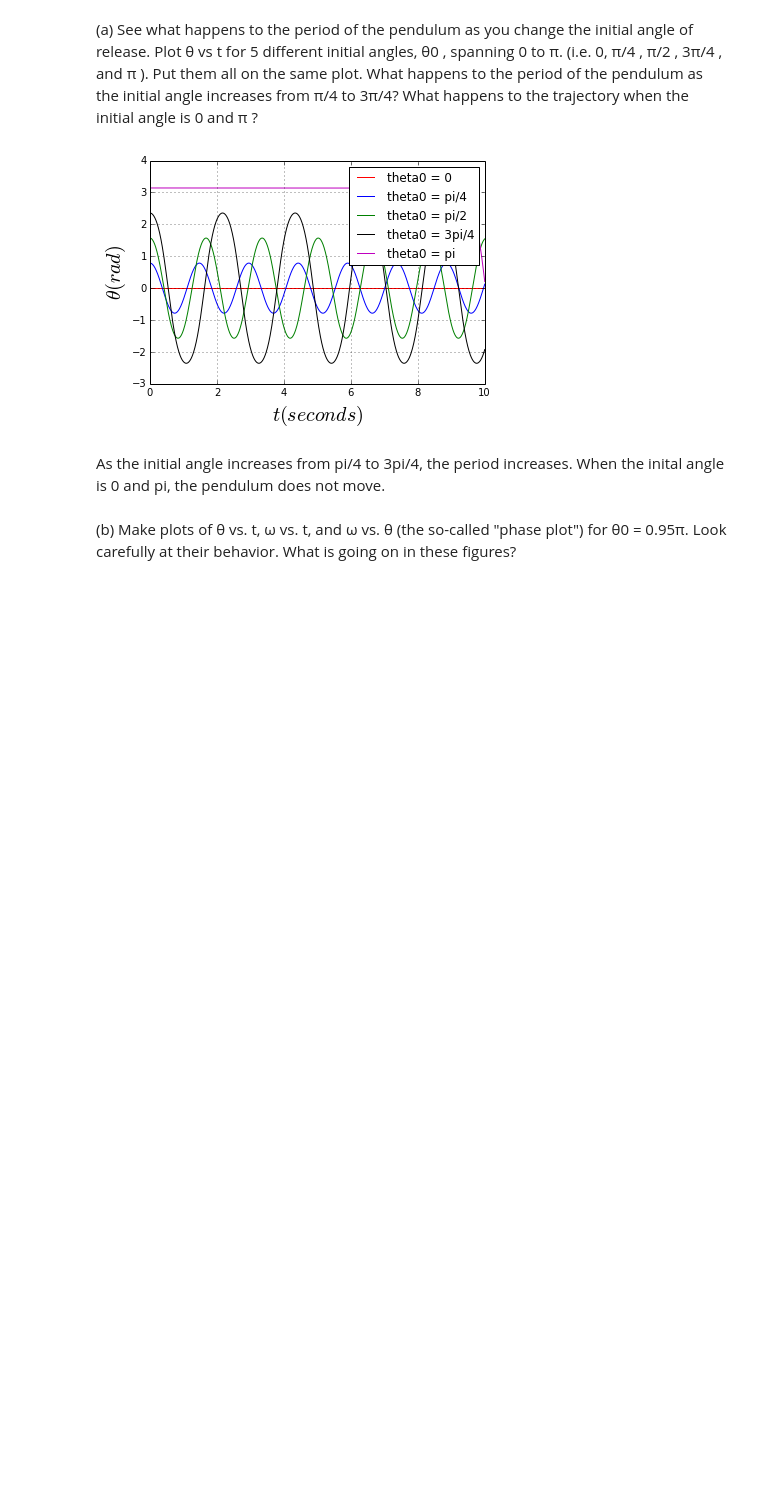
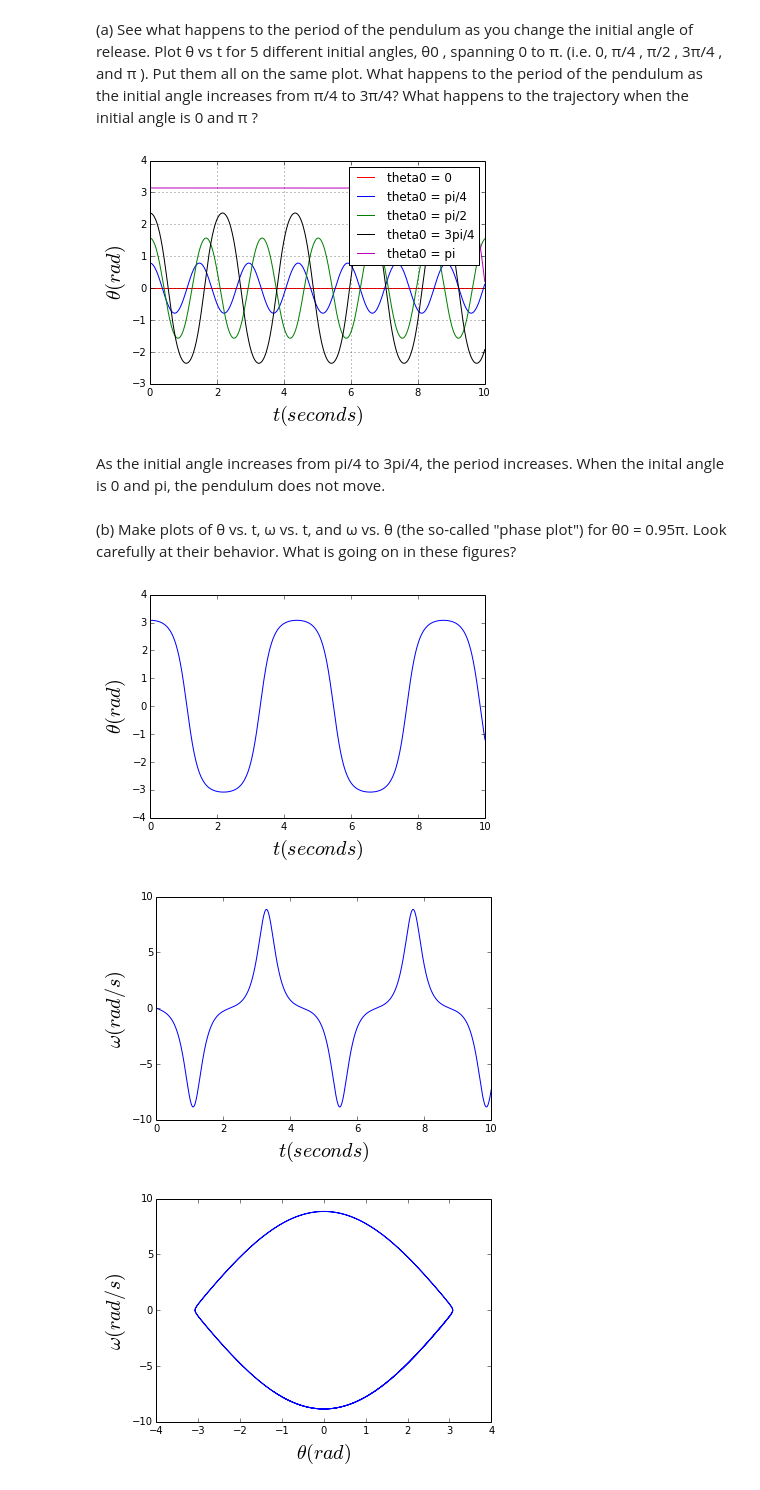
Before and after one commit to jareiter/PHYS202-S14, a Jupyter notebook: SciPy/ODEExercises.ipynb, the cells around one changed output. Saved outputs shown, nothing was run; the diff lists cells and outputs as text; code cells hidden in the pictures; blank space fills up the shorter version.

```diff
--- a/SciPy/ODEExercises.ipynb
+++ b/SciPy/ODEExercises.ipynb
@@ -58,3 +58,25 @@ plt.show()
 As the initial angle increases from pi/4 to 3pi/4, the period increases. When the inital angle is 0 and pi, the pendulum does not move.
 # %% [markdown]
 (b) Make plots of θ vs. t, ω vs. t, and ω vs. θ (the so-called "phase plot") for θ0 = 0.95π. Look carefully at their behavior. What is going on in these figures?
+# %%
+th0 = 0.98*np.pi
+omega0 = 0.
+
+theta_init = np.array([th0, omega0]) # initial values
+theta = odeint(deriv,theta_init,t,rtol=1.49012e-10,atol=1.49012e-10)
+
+plt.plot(t,theta[:,0])
+plt.xlabel(r'$t (seconds)$',fontsize=20);
+plt.ylabel(r'$\theta (rad)$',fontsize=20);
+figure()
+plt.plot(t,theta[:,1])
+plt.xlabel(r'$t (seconds)$',fontsize=20);
+plt.ylabel(r'$\omega (rad/s)$',fontsize=20);
+figure()
+plt.plot(theta[:,0],theta[:,1])
+plt.xlabel(r'$\theta (rad)$',fontsize=20);
+plt.ylabel(r'$\omega (rad/s)$',fontsize=20);
+# %% [output]
+[figure, added]
+[figure, added]
+[figure, added]
```
Also changed, not shown: parts of 5 cells of this notebook, 1 other file.
